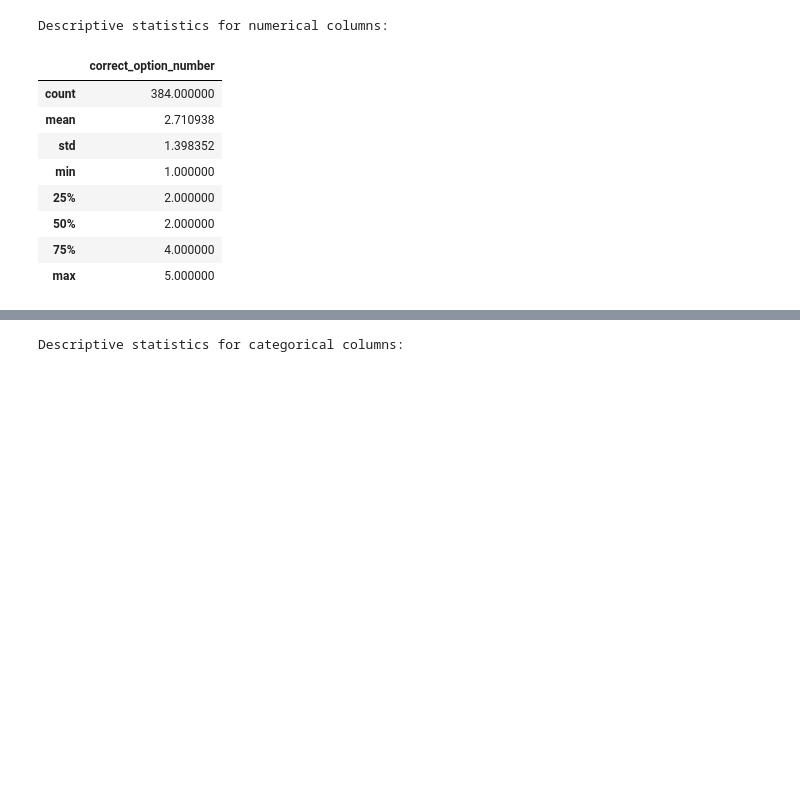
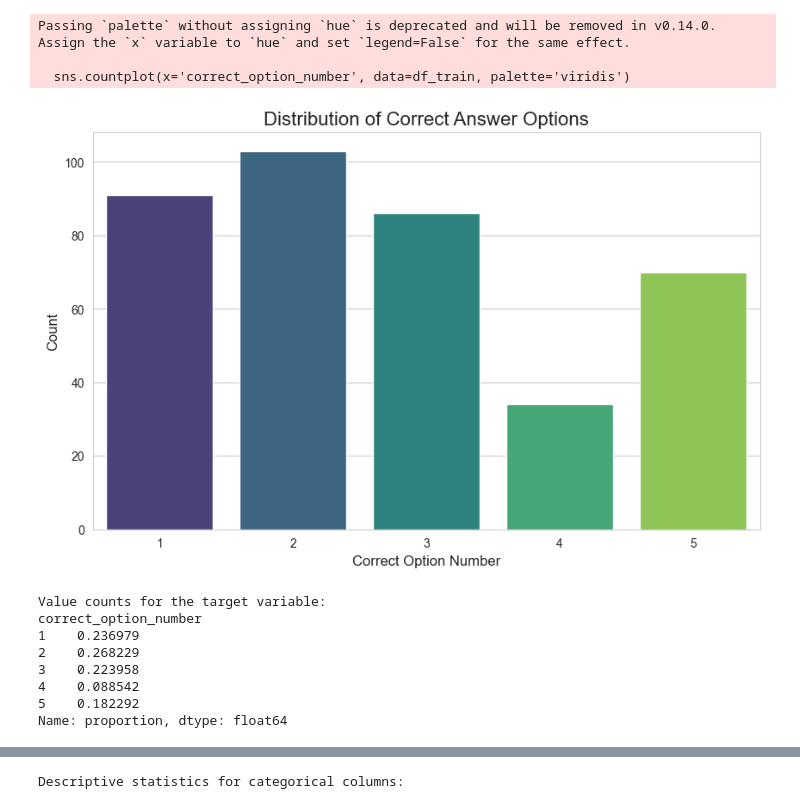
Before and after one commit to ShanmugaRamana/agentic-reasoning-engine, a Jupyter notebook: notebooks/01_data_exploration.ipynb, the cells around one changed output, grey strips where cells are left out. Drawn from its saved outputs; the diff is of its cells as text; code cells hidden in the pictures; blank space fills up the shorter version.

```diff
--- a/notebooks/01_data_exploration.ipynb
+++ b/notebooks/01_data_exploration.ipynb
@@ -51,14 +66,23 @@ memory usage: 27.1+ KB
 # %%
-print("Descriptive statistics for numerical columns:")
-df.describe()
+plt.figure(figsize=(10, 6))
+sns.countplot(x='correct_option_number', data=df_train, palette='viridis')
+plt.title('Distribution of Correct Answer Options', fontsize=16)
+plt.xlabel('Correct Option Number', fontsize=12)
+plt.ylabel('Count', fontsize=12)
+plt.show()
+
+print("\nValue counts for the target variable:")
+print(df_train['correct_option_number'].value_counts(normalize=True).sort_index())
 # %% [output]
-Descriptive statistics for numerical columns:
+Passing `palette` without assigning `hue` is deprecated and will be removed in v0.14.0. Assign the `x` variable to `hue` and set `legend=False` for the same effect.
+
+  sns.countplot(x='correct_option_number', data=df_train, palette='viridis')
-|  | correct_option_number |
-| count | 384.000000 |
-| mean | 2.710938 |
-| std | 1.398352 |
-| min | 1.000000 |
-| 25% | 2.000000 |
-| 50% | 2.000000 |
-| 75% | 4.000000 |
-| max | 5.000000 |
+[figure, added]
+Value counts for the target variable:
+correct_option_number
+1    0.236979
+2    0.268229
+3    0.223958
+4    0.088542
+5    0.182292
+Name: proportion, dtype: float64
```
Also changed, not shown: parts of 17 cells of this notebook.
